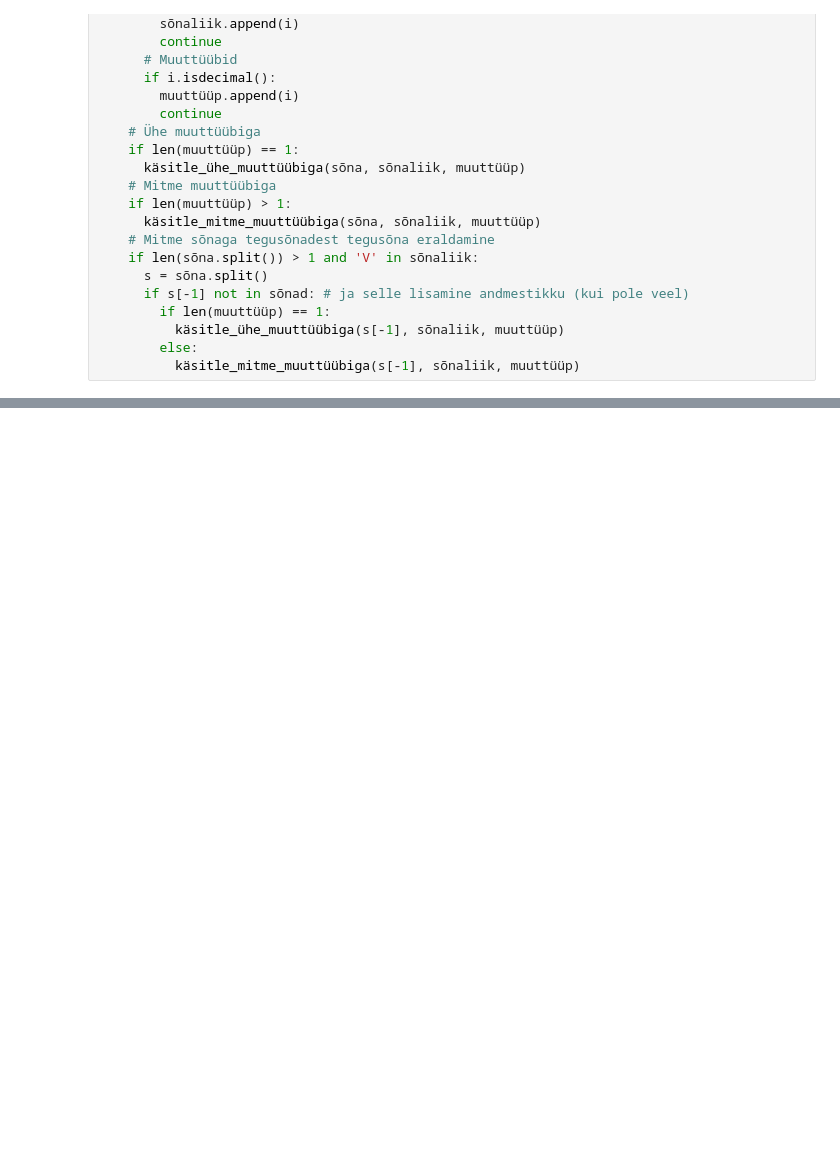
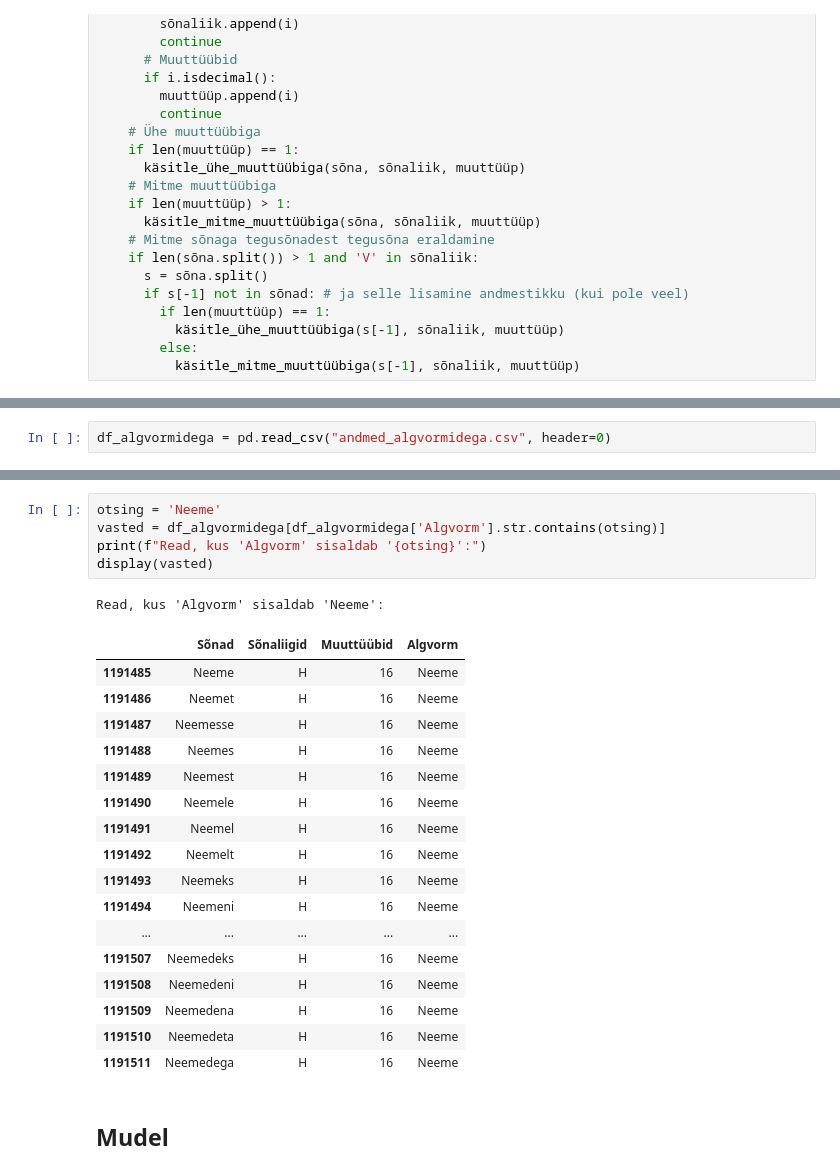
Before and after one commit to SanderSaska/MorfoloogiliseMuuttyybiAutomaatneTuvastaja, a Jupyter notebook: Morfoloogilise_muuttüübi_automaatne_tuvastamine.ipynb, the cells around one changed output, grey strips where cells are left out. Drawn from its saved outputs; the diff is of its cells as text; blank space fills up the shorter version.

```diff
--- a/Morfoloogilise_muuttüübi_automaatne_tuvastamine.ipynb
+++ b/Morfoloogilise_muuttüübi_automaatne_tuvastamine.ipynb
@@ -1422,0 +1594,2 @@ df.to_csv('andmed.csv', index=False)
+# %%
+df_algvormidega = pd.read_csv("andmed_algvormidega.csv", header=0)
@@ -1422,0 +1650,26 @@ df.to_csv('andmed.csv', index=False)
+# %%
+otsing = 'Neeme'
+vasted = df_algvormidega[df_algvormidega['Algvorm'].str.contains(otsing)]
+print(f"Read, kus 'Algvorm' sisaldab '{otsing}':")
+display(vasted)
+# %% [output]
+Read, kus 'Algvorm' sisaldab 'Neeme':
+|  | Sõnad | Sõnaliigid | Muuttüübid | Algvorm |
+| 1191485 | Neeme | H | 16 | Neeme |
+| 1191486 | Neemet | H | 16 | Neeme |
+| 1191487 | Neemesse | H | 16 | Neeme |
+| 1191488 | Neemes | H | 16 | Neeme |
+| 1191489 | Neemest | H | 16 | Neeme |
+| 1191490 | Neemele | H | 16 | Neeme |
+| 1191491 | Neemel | H | 16 | Neeme |
+| 1191492 | Neemelt | H | 16 | Neeme |
+| 1191493 | Neemeks | H | 16 | Neeme |
+| 1191494 | Neemeni | H | 16 | Neeme |
+| ... | ... | ... | ... | ... |
+| 1191507 | Neemedeks | H | 16 | Neeme |
+| 1191508 | Neemedeni | H | 16 | Neeme |
+| 1191509 | Neemedena | H | 16 | Neeme |
+| 1191510 | Neemedeta | H | 16 | Neeme |
+| 1191511 | Neemedega | H | 16 | Neeme |
+# %% [markdown]
+## Mudel
```
Also changed, not shown: parts of 71 cells of this notebook.
